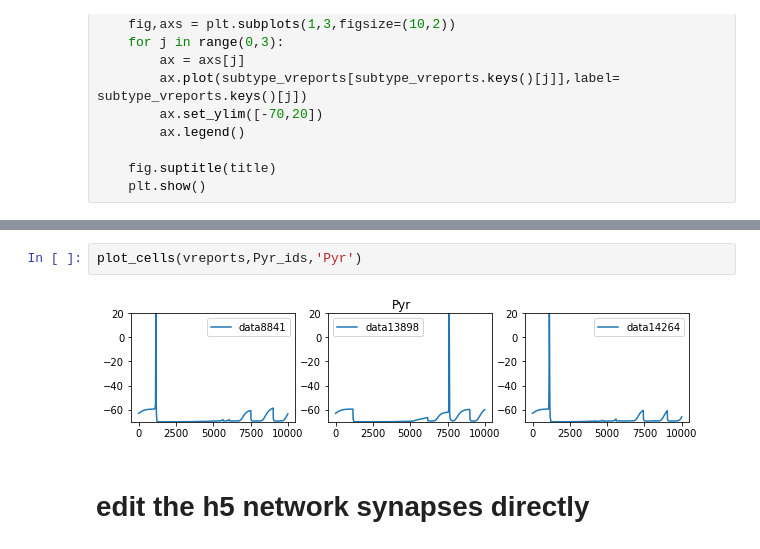
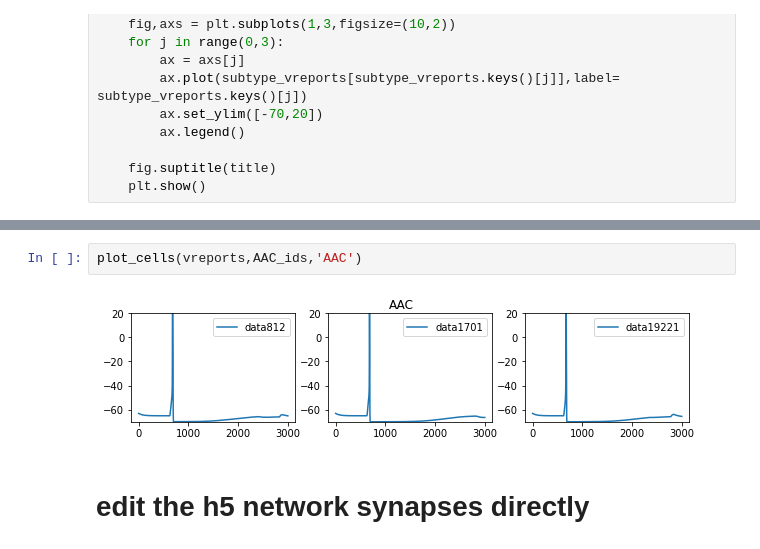
Before and after one commit to ddopp4877/CA1_model, a Jupyter notebook: CA1_exploration.ipynb, the cells around one changed output, grey strips where cells are left out. Saved outputs shown, nothing was run; the diff lists cells and outputs as text.

```diff
--- a/CA1_exploration.ipynb
+++ b/CA1_exploration.ipynb
@@ -1036,7 +1032,7 @@ plot_cells(vreports,Pyr_ids,'Pyr')
 # %%
-plot_cells(vreports,Pyr_ids,'Pyr')
+plot_cells(vreports,AAC_ids,'AAC')
 # %% [output]
-[figure, old version]
+[figure, new version]
 # %% [markdown]
 # edit the h5 network synapses directly
 # %%
```
Also changed, not shown: parts of 13 cells of this notebook, 7 other files.
